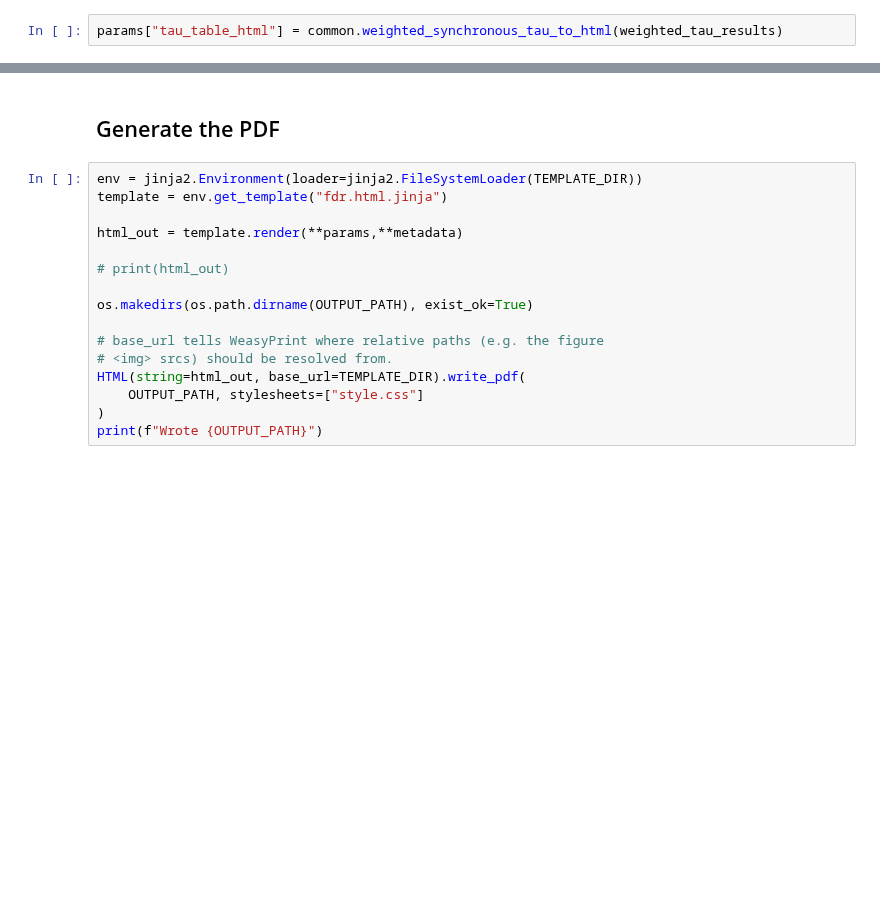
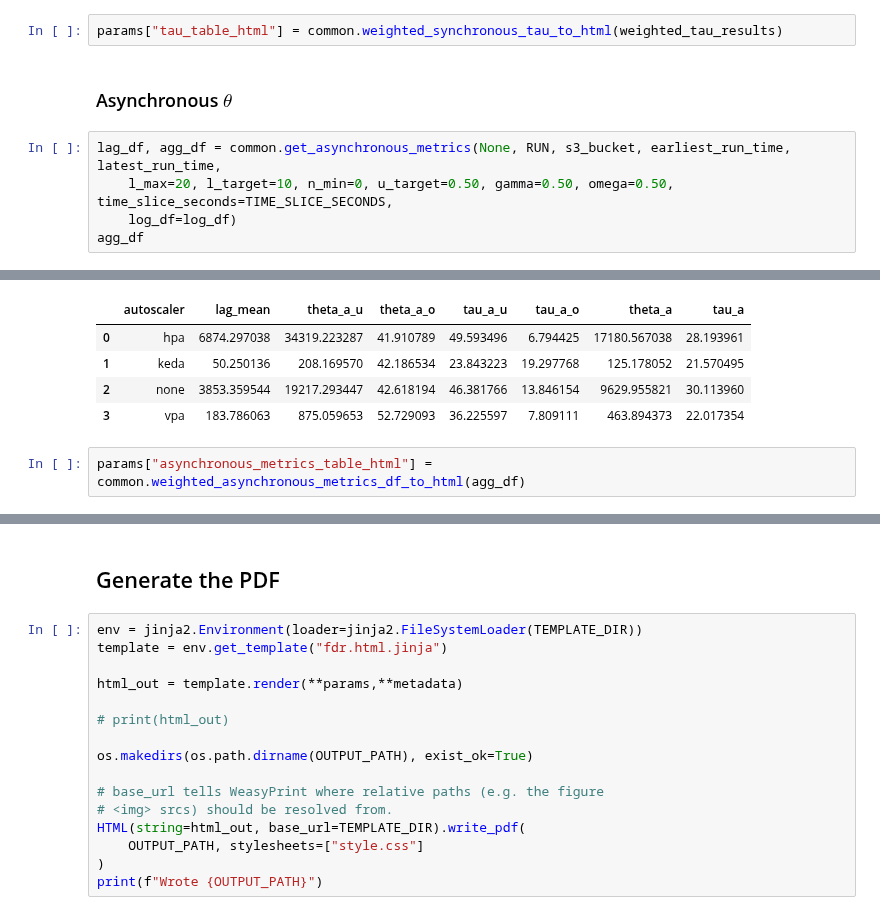
Before and after one commit to kasbench/kasbench-analysis, a Jupyter notebook: src/fdr.ipynb, the cells around one changed output, grey strips where cells are left out. Cells and saved outputs as stored; diff of their text form; blank space fills up the shorter version.

```diff
--- a/src/fdr.ipynb
+++ b/src/fdr.ipynb
@@ -556,2 +547,10 @@ tau_results.trials
 # %%
 params["tau_table_html"] = common.weighted_synchronous_tau_to_html(weighted_tau_results)
+# %% [markdown]
+### Asynchronous $\theta$
+# %%
+lag_df, agg_df = common.get_asynchronous_metrics(None, RUN, s3_bucket, earliest_run_time, latest_run_time,
+    l_max=20, l_target=10, n_min=0, u_target=0.50, gamma=0.50, omega=0.50, time_slice_seconds=TIME_SLICE_SECONDS,
+    log_df=log_df)
+agg_df
+# %% [output]
@@ -557,0 +571,7 @@ params["tau_table_html"] = common.weighted_synchronous_tau_to_html(weighted_tau_
+|  | autoscaler | lag_mean | theta_a_u | theta_a_o | tau_a_u | tau_a_o | theta_a | tau_a |
+| 0 | hpa | 6874.297038 | 34319.223287 | 41.910789 | 49.593496 | 6.794425 | 17180.567038 | 28.193961 |
+| 1 | keda | 50.250136 | 208.169570 | 42.186534 | 23.843223 | 19.297768 | 125.178052 | 21.570495 |
+| 2 | none | 3853.359544 | 19217.293447 | 42.618194 | 46.381766 | 13.846154 | 9629.955821 | 30.113960 |
+| 3 | vpa | 183.786063 | 875.059653 | 52.729093 | 36.225597 | 7.809111 | 463.894373 | 22.017354 |
+# %%
+params["asynchronous_metrics_table_html"] = common.weighted_asynchronous_metrics_df_to_html(agg_df)
```
Also changed, not shown: parts of 22 cells of this notebook, 3 other files.
